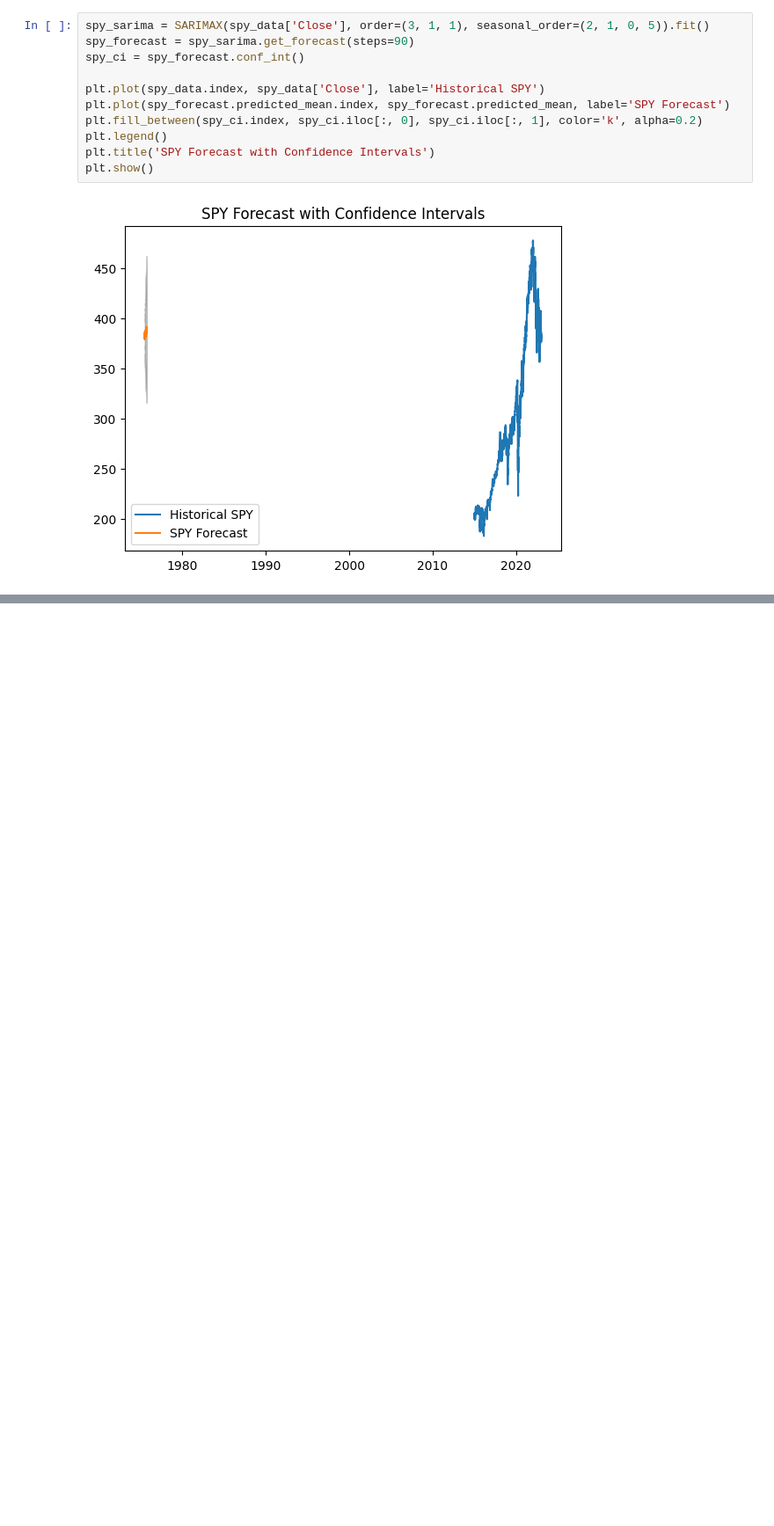
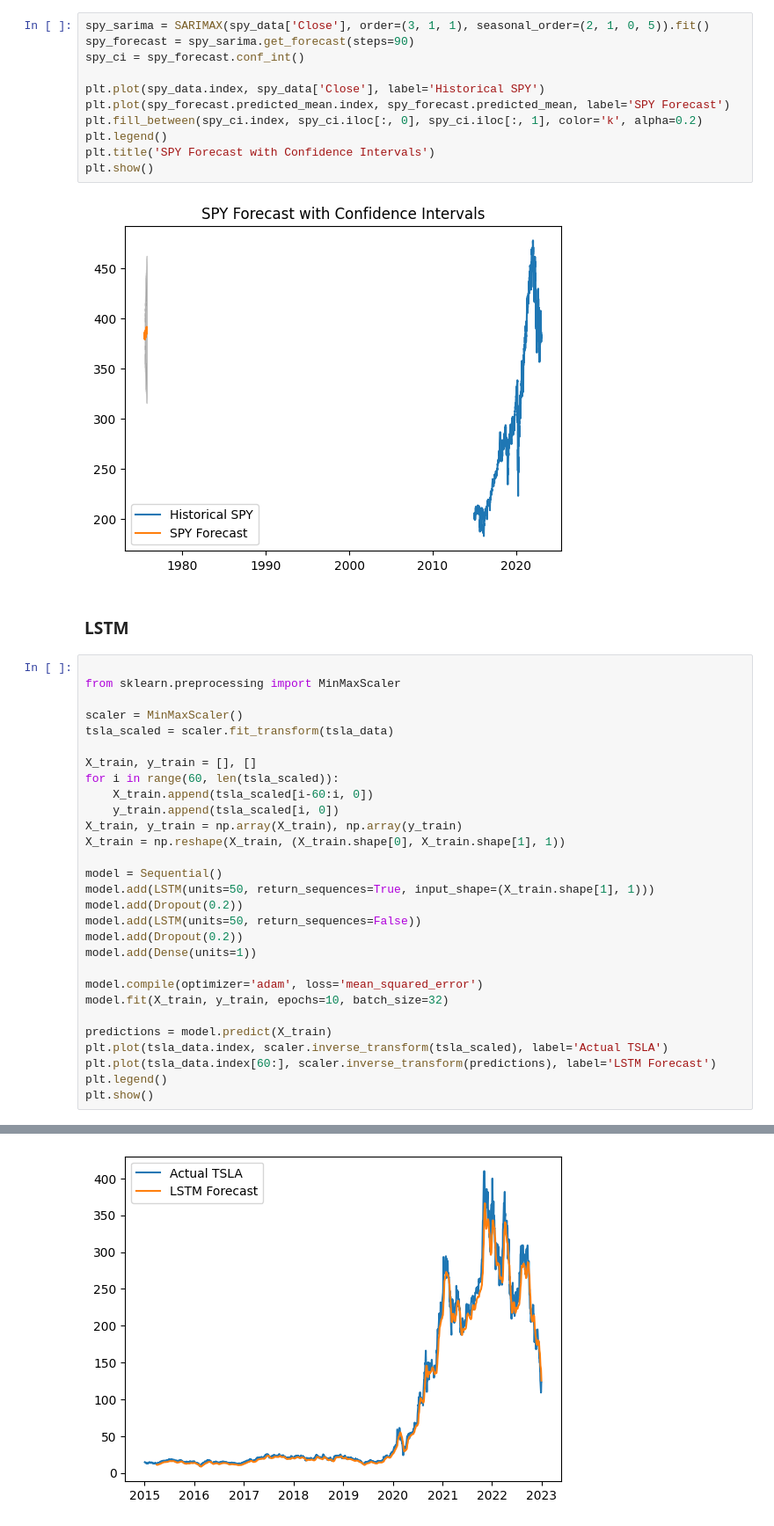
Before and after one commit to Birkity/PortfolioPredictor, a Jupyter notebook: notebooks/task_2.ipynb, the cells around one changed output, grey strips where cells are left out. Shown at 88% size. Drawn from its saved outputs; the diff is of its cells as text; blank space fills up the shorter version.

Commit message:
evaluation forecast

```diff
--- a/notebooks/task_2.ipynb
+++ b/notebooks/task_2.ipynb
@@ -85,3 +91,35 @@ plt.title('SPY Forecast with Confidence Intervals')
 plt.show()
 # %% [output]
 [figure]
+# %% [markdown]
+### LSTM
+# %%
+
+from sklearn.preprocessing import MinMaxScaler
+
+scaler = MinMaxScaler()
+tsla_scaled = scaler.fit_transform(tsla_data)
+
+X_train, y_train = [], []
+for i in range(60, len(tsla_scaled)):
+    X_train.append(tsla_scaled[i-60:i, 0])
+    y_train.append(tsla_scaled[i, 0])
+X_train, y_train = np.array(X_train), np.array(y_train)
+X_train = np.reshape(X_train, (X_train.shape[0], X_train.shape[1], 1))
+
+model = Sequential()
+model.add(LSTM(units=50, return_sequences=True, input_shape=(X_train.shape[1], 1)))
+model.add(Dropout(0.2))
+model.add(LSTM(units=50, return_sequences=False))
+model.add(Dropout(0.2))
+model.add(Dense(units=1))
+
+model.compile(optimizer='adam', loss='mean_squared_error')
+model.fit(X_train, y_train, epochs=10, batch_size=32)
+
+predictions = model.predict(X_train)
+plt.plot(tsla_data.index, scaler.inverse_transform(tsla_scaled), label='Actual TSLA')
+plt.plot(tsla_data.index[60:], scaler.inverse_transform(predictions), label='LSTM Forecast')
+plt.legend()
+plt.show()
+# %% [output]
@@ -87,0 +143 @@ plt.show()
+[figure, added]
```
Also changed, not shown: parts of 2 cells of this notebook.
